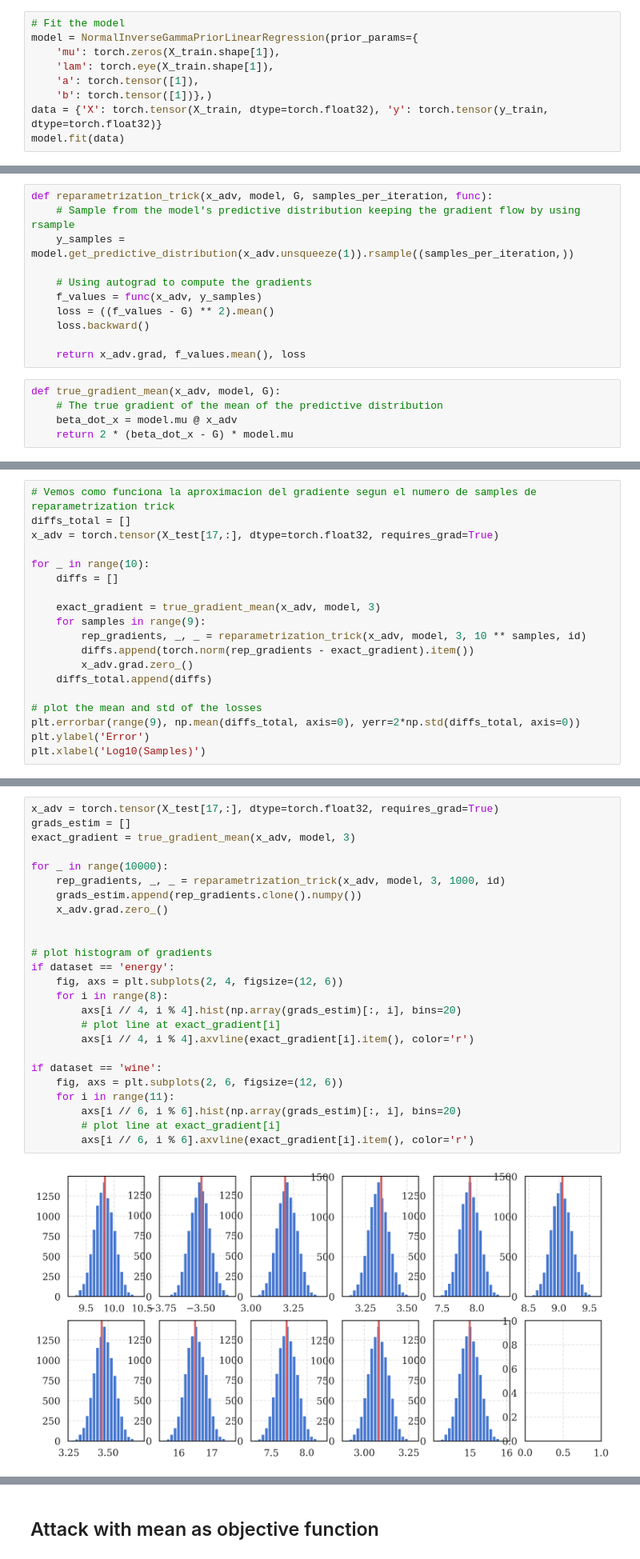
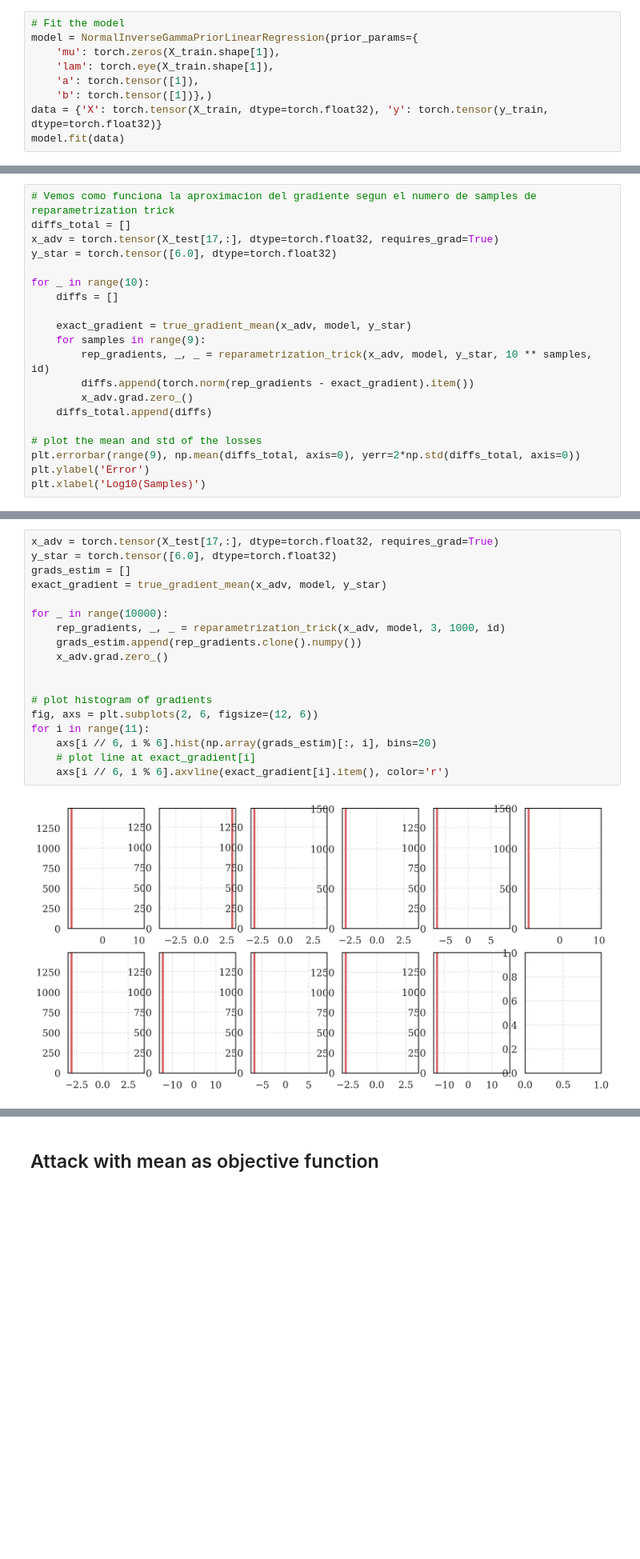
Before and after one commit to pablogarciarce/AdvReg, a Jupyter notebook: notebooks/test_point_attack.ipynb, the cells around one changed output, grey strips where cells are left out. Shown at 80% size. Cells and saved outputs as stored; diff of their text form; blank space fills up the shorter version.

```diff
--- a/notebooks/test_point_attack.ipynb
+++ b/notebooks/test_point_attack.ipynb
@@ -82,16 +74,0 @@ model.fit(data)
-# %%
-def reparametrization_trick(x_adv, model, G, samples_per_iteration, func):
-    # Sample from the model's predictive distribution keeping the gradient flow by using rsample
-    y_samples = model.get_predictive_distribution(x_adv.unsqueeze(1)).rsample((samples_per_iteration,))
-
-    # Using autograd to compute the gradients
-    f_values = func(x_adv, y_samples)
-    loss = ((f_values - G) ** 2).mean()
-    loss.backward()
-
-    return x_adv.grad, f_values.mean(), loss
-# %%
-def true_gradient_mean(x_adv, model, G):
-    # The true gradient of the mean of the predictive distribution
-    beta_dot_x = model.mu @ x_adv
-    return 2 * (beta_dot_x - G) * model.mu
@@ -99,13 +82,14 @@ def true_gradient_mean(x_adv, model, G):
 # Vemos como funciona la aproximacion del gradiente segun el numero de samples de reparametrization trick
 diffs_total = []
 x_adv = torch.tensor(X_test[17,:], dtype=torch.float32, requires_grad=True)
+y_star = torch.tensor([6.0], dtype=torch.float32)
 
 for _ in range(10):
     diffs = []
 
-    exact_gradient = true_gradient_mean(x_adv, model, 3)
+    exact_gradient = true_gradient_mean(x_adv, model, y_star)
     for samples in range(9):
-        rep_gradients, _, _ = reparametrization_trick(x_adv, model, 3, 10 ** samples, id)
+        rep_gradients, _, _ = reparametrization_trick(x_adv, model, y_star, 10 ** samples, id)
         diffs.append(torch.norm(rep_gradients - exact_gradient).item())
         x_adv.grad.zero_()
     diffs_total.append(diffs)
@@ -120,27 +104,20 @@ Text(0.5, 0, 'Log10(Samples)')
 # %%
 x_adv = torch.tensor(X_test[17,:], dtype=torch.float32, requires_grad=True)
+y_star = torch.tensor([6.0], dtype=torch.float32)
 grads_estim = []
-exact_gradient = true_gradient_mean(x_adv, model, 3)
+exact_gradient = true_gradient_mean(x_adv, model, y_star)
 
 for _ in range(10000):
     rep_gradients, _, _ = reparametrization_trick(x_adv, model, 3, 1000, id)
     grads_estim.append(rep_gradients.clone().numpy())
     x_adv.grad.zero_()
 
 
 # plot histogram of gradients
-if dataset == 'energy':
-    fig, axs = plt.subplots(2, 4, figsize=(12, 6))
-    for i in range(8):
-        axs[i // 4, i % 4].hist(np.array(grads_estim)[:, i], bins=20)
-        # plot line at exact_gradient[i]
-        axs[i // 4, i % 4].axvline(exact_gradient[i].item(), color='r')
-
-if dataset == 'wine':
-    fig, axs = plt.subplots(2, 6, figsize=(12, 6))
-    for i in range(11):
-        axs[i // 6, i % 6].hist(np.array(grads_estim)[:, i], bins=20)
-        # plot line at exact_gradient[i]
-        axs[i // 6, i % 6].axvline(exact_gradient[i].item(), color='r')
+fig, axs = plt.subplots(2, 6, figsize=(12, 6))
+for i in range(11):
+    axs[i // 6, i % 6].hist(np.array(grads_estim)[:, i], bins=20)
+    # plot line at exact_gradient[i]
+    axs[i // 6, i % 6].axvline(exact_gradient[i].item(), color='r')
 # %% [output]
-[figure, old version]
+[figure, new version]
```
Also changed, not shown: parts of 37 cells of this notebook, 9 other files.
